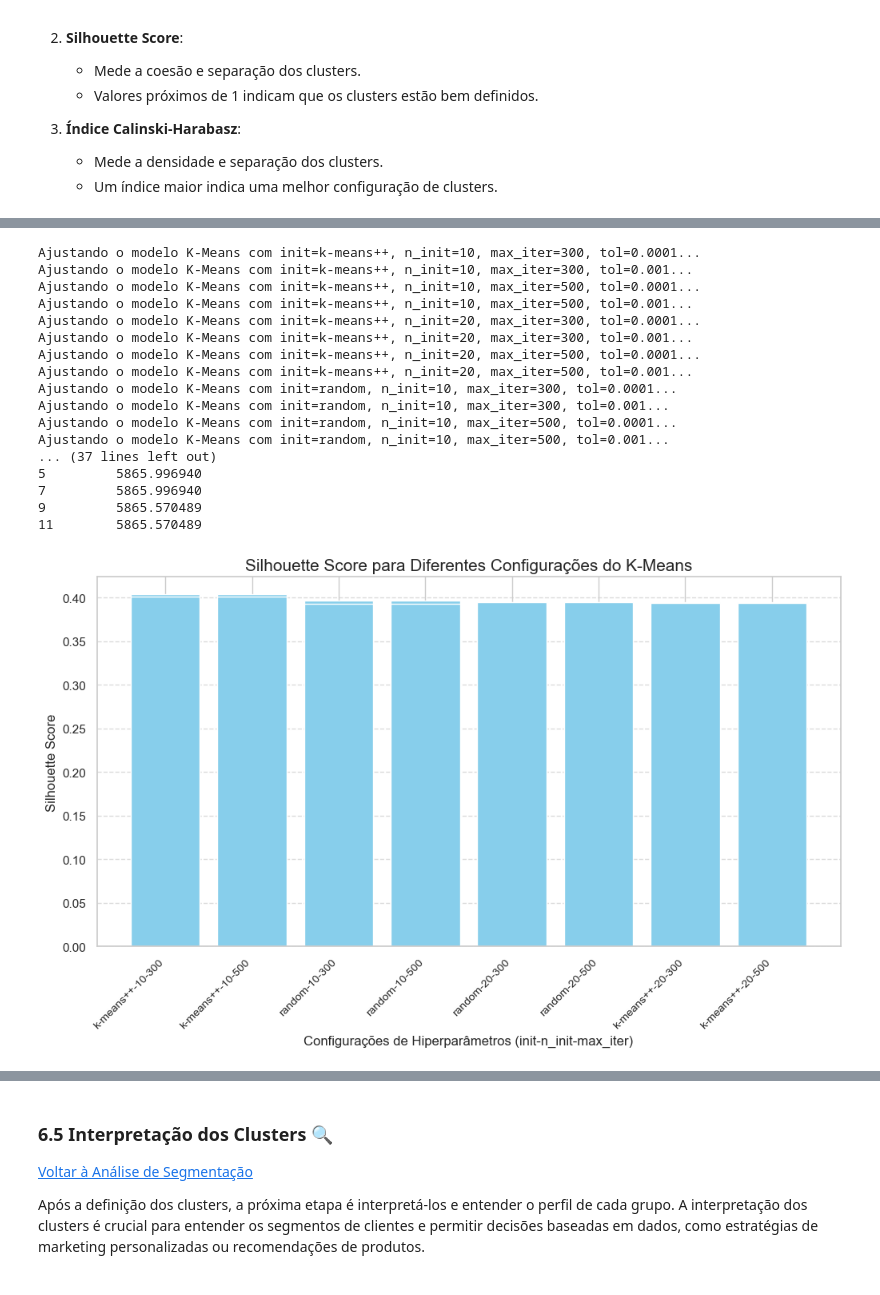
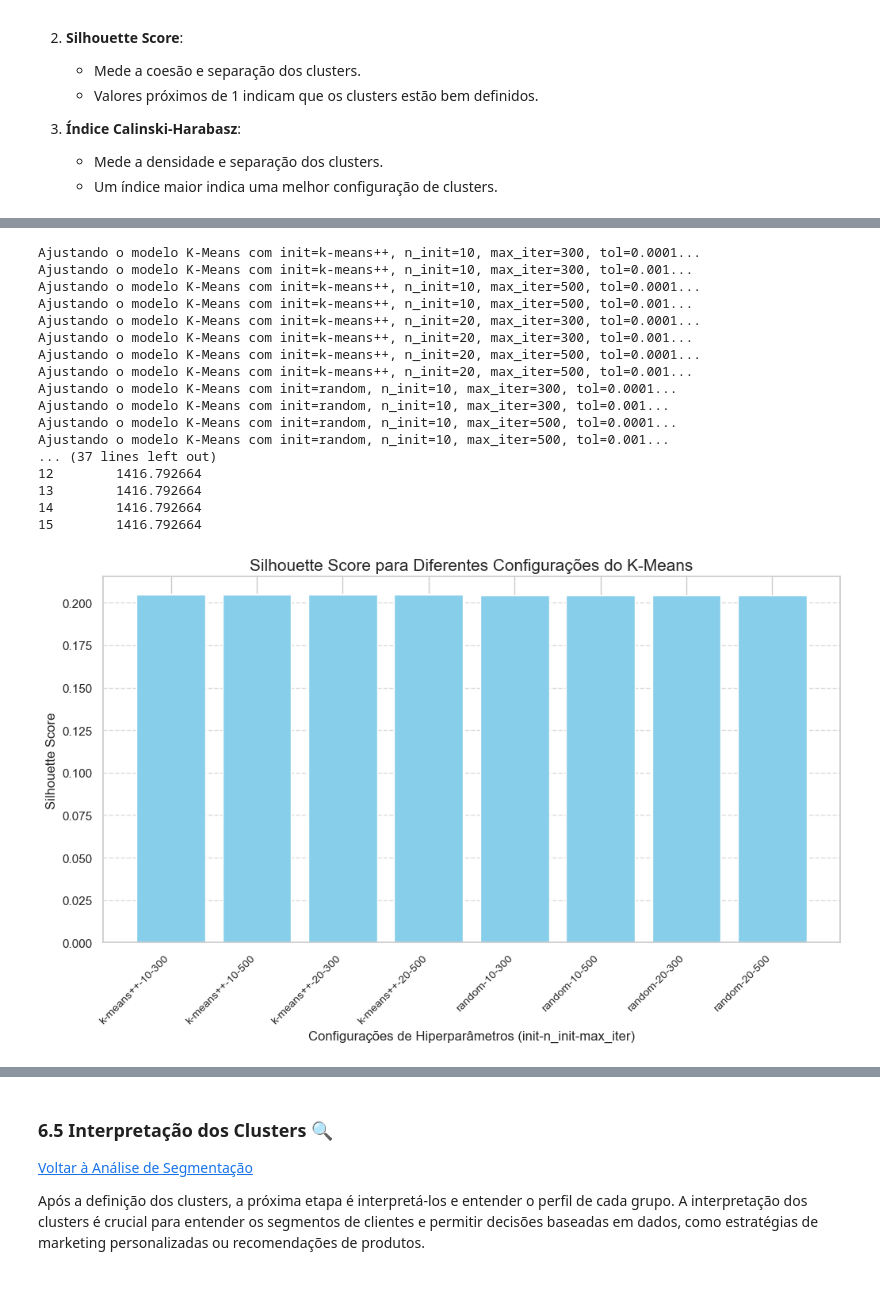
Before and after one commit to tnleite/credit-card-customer-clustering, a Jupyter notebook: 02-Analise/credit-card-customer-clustering.ipynb, the cells around one changed output, grey strips where cells are left out. Saved outputs shown, nothing was run; the diff lists cells and outputs as text; code cells hidden in the pictures.

```diff
--- a/02-Analise/credit-card-customer-clustering.ipynb
+++ b/02-Analise/credit-card-customer-clustering.ipynb
@@ -1027,10 +994,10 @@ Dimensões finais do DataFrame para clusterização: (8636, 16)
 scaler = StandardScaler()
 
 # Aplicando a normalização apenas às variáveis selecionadas da Etapa 1
-dados_normalizados = scaler.fit_transform(df_clusterizacao_selecionada)
+dados_normalizados = scaler.fit_transform(df_clusterizacao)
 
 # Convertendo o resultado de volta para um DataFrame com os mesmos nomes de colunas
-df_normalizado = pd.DataFrame(dados_normalizados, columns=df_clusterizacao_selecionada.columns)
+df_normalizado = pd.DataFrame(dados_normalizados, columns=df_clusterizacao.columns)
 
 # Exibindo as primeiras linhas do DataFrame após a normalização
 print("Primeiras linhas do DataFrame após a normalização:")
@@ -1395,11 +1237,11 @@ Após a aplicação de cada algoritmo, geramos visualizações de clusters (util
 ---
 # %%
 # -------------------------------------------------------
-# Etapa 1: Implementação Inicial (Baseline) com PCA
+# Etapa 1: Implementação Inicial (Baseline)
 # -------------------------------------------------------
 
 # Função para calcular as métricas para cada algoritmo de clusterização
-def calcular_metrica(cluster_labels, dados_pca):
+def calcular_metrica(cluster_labels, dados):
     """
     Função para calcular três métricas de avaliação para os clusters formados:
     - Silhouette Score
@@ -1408,19 +1250,19 @@ def calcular_metrica(cluster_labels, dados_pca):
 
     Parâmetros:
     - cluster_labels: labels atribuídos a cada amostra pelo algoritmo de clusterização.
-    - dados_pca: os dados transformados pelo PCA que foram usados no modelo.
+    - dados: os dados normalizados que foram usados no modelo.
 
     Retorna:
     - Uma tupla com as três métricas.
     """
     # Calculando o Silhouette Score
-    silhouette = silhouette_score(dados_pca_2, cluster_labels)
+    silhouette = silhouette_score(dados, cluster_labels)
 
     # Calculando o Davies-Bouldin Index
-    davies_bouldin = davies_bouldin_score(dados_pca_2, cluster_labels)
+    davies_bouldin = davies_bouldin_score(dados, cluster_labels)
 
     # Calculando o Calinski-Harabasz Index
-    calinski_harabasz = calinski_harabasz_score(dados_pca_2, cluster_labels)
+    calinski_harabasz = calinski_harabasz_score(dados, cluster_labels)
 
     return silhouette, davies_bouldin, calinski_harabasz
 
@@ -1432,8 +1274,10 @@ algoritmos = [
     ('DBSCAN', DBSCAN(eps=0.5, min_samples=5))  # Algoritmo DBSCAN com parâmetros iniciais
 ]
 
-# Usando os dados do PCA com 2 componentes
-resultados = []  # DataFrame para armazenar os resultados das métricas
+# Usando os dados normalizados
+dados = df_normalizado  # Dataset atualizado com variáveis normalizadas
+
+resultados = []  # Lista para armazenar os resultados das métricas
 
 # Laço para rodar os três algoritmos e calcular as métricas
 for nome, algoritmo in algoritmos:
@@ -1441,12 +1285,12 @@ for nome, algoritmo in algoritmos:
 
     # Ajustando o algoritmo e obtendo os labels dos clusters
     if nome == 'DBSCAN':
-        cluster_labels = algoritmo.fit_predict(dados_pca_2)  # DBSCAN retorna diretamente as labels
+        cluster_labels = algoritmo.fit_predict(dados)  # DBSCAN retorna diretamente as labels
     else:
-        cluster_labels = algoritmo.fit_predict(dados_pca_2)  # Outros algoritmos retornam diretamente as labels
+        cluster_labels = algoritmo.fit_predict(dados)  # Outros algoritmos também retornam diretamente as labels
 
     # Calculando as métricas de avaliação
-    silhouette, davies_bouldin, calinski_harabasz = calcular_metrica(cluster_labels, dados_pca_2)
+    silhouette, davies_bouldin, calinski_harabasz = calcular_metrica(cluster_labels, dados)
 
     # Armazenando os resultados para o DataFrame
     resultados.append({
@@ -1464,7 +1308,7 @@ resultados_df = resultados_df.sort_values(by='Silhouette Score', ascending=False
 
 # Exibindo os resultados ordenados
 print("\nResultados Ordenados pelo Silhouette Score:")
-print(resultados_df)
+resultados_df
 # %% [output]
 Ajustando o modelo K-Means...
 Ajustando o modelo Hierarchical...
@@ -1529,12 +1367,8 @@ Com base na análise das métricas e na necessidade de interpretar os resultados
 # -------------------------------------------------------
 
 # Justificativa:
-# - Continuamos com **5 clusters** como definido anteriormente com base nas análises.
-# - O uso de 2 componentes principais (PCA 2) foi validado por melhorar a separação dos clusters.
+# - Continuamos com **5 clusters**, conforme definido anteriormente com base nas análises.
 # - Exploraremos diferentes combinações de hiperparâmetros do K-Means para encontrar a configuração ideal.
-
-# DataFrame dos dados transformados pelo PCA com 2 componentes
-# Supomos que `dados_pca_2` já foi definido anteriormente como saída do PCA com 2 componentes
 
 # Configuração de hiperparâmetros a serem testados
 parametros = {
@@ -1565,13 +1399,13 @@ for init in parametros['init']:
                 )
 
                 # Ajustando o modelo e obtendo os labels dos clusters
-                kmeans.fit(dados_pca_2)  # Dados transformados pelo PCA (2 componentes)
+                kmeans.fit(df_normalizado)
                 cluster_labels = kmeans.labels_  # Labels de cluster atribuídos às amostras
 
                 # Calculando as métricas de avaliação
-                silhouette = silhouette_score(dados_pca_2, cluster_labels)  # Qualidade da separação
-                davies_bouldin = davies_bouldin_score(dados_pca_2, cluster_labels)  # Compactação e separação
-                calinski_harabasz = calinski_harabasz_score(dados_pca_2, cluster_labels)  # Densidade dos clusters
+                silhouette = silhouette_score(df_normalizado, cluster_labels)  # Qualidade da separação
+                davies_bouldin = davies_bouldin_score(df_normalizado, cluster_labels)  # Compactação e separação
+                calinski_harabasz = calinski_harabasz_score(df_normalizado, cluster_labels)  # Densidade dos clusters
 
                 # Armazenando os resultados para análise posterior
                 resultados.append({
@@ -1602,37 +1436,37 @@ print(resultados_df)
 plt.figure(figsize=(12, 6))
 plt.bar(
     resultados_df['init'] + '-' + resultados_df['n_init'].astype(str) + '-' + resultados_df['max_iter'].astype(str),
     resultados_df['silhouette_score'],
     color='skyblue'
 )
 plt.title("Silhouette Score para Diferentes Configurações do K-Means", fontsize=15)
 plt.xlabel("Configurações de Hiperparâmetros (init-n_init-max_iter)", fontsize=12)
 plt.ylabel("Silhouette Score", fontsize=12)
 plt.xticks(rotation=45, ha='right', fontsize=10)
 plt.grid(axis='y', linestyle='--', alpha=0.7)
 plt.show()
 
 # Observação:
 # - As combinações de hiperparâmetros são avaliadas para identificar a configuração com o melhor desempenho.
 # - O **Silhouette Score** é usado como métrica principal para determinar a qualidade dos clusters.
 # %% [output]
 Ajustando o modelo K-Means com init=k-means++, n_init=10, max_iter=300, tol=0.0001...
 Ajustando o modelo K-Means com init=k-means++, n_init=10, max_iter=300, tol=0.001...
 Ajustando o modelo K-Means com init=k-means++, n_init=10, max_iter=500, tol=0.0001...
 Ajustando o modelo K-Means com init=k-means++, n_init=10, max_iter=500, tol=0.001...
 Ajustando o modelo K-Means com init=k-means++, n_init=20, max_iter=300, tol=0.0001...
 Ajustando o modelo K-Means com init=k-means++, n_init=20, max_iter=300, tol=0.001...
 Ajustando o modelo K-Means com init=k-means++, n_init=20, max_iter=500, tol=0.0001...
 Ajustando o modelo K-Means com init=k-means++, n_init=20, max_iter=500, tol=0.001...
 Ajustando o modelo K-Means com init=random, n_init=10, max_iter=300, tol=0.0001...
 Ajustando o modelo K-Means com init=random, n_init=10, max_iter=300, tol=0.001...
 Ajustando o modelo K-Means com init=random, n_init=10, max_iter=500, tol=0.0001...
 Ajustando o modelo K-Means com init=random, n_init=10, max_iter=500, tol=0.001...
 ... (37 lines left out)
-5         5865.996940
-7         5865.996940
-9         5865.570489
-11        5865.570489
+12        1416.792664
+13        1416.792664
+14        1416.792664
+15        1416.792664
-[figure, old version]
+[figure, new version]
 # %%
 # -------------------------------------------------------
```
Also changed, not shown: parts of 20 cells of this notebook.
